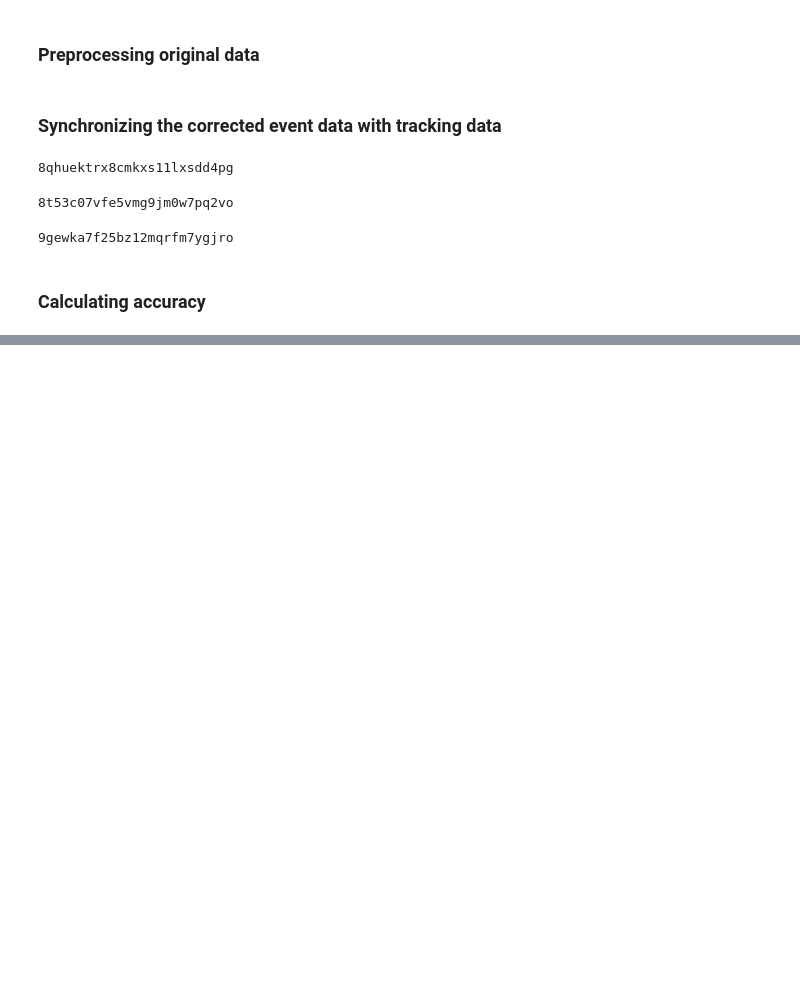
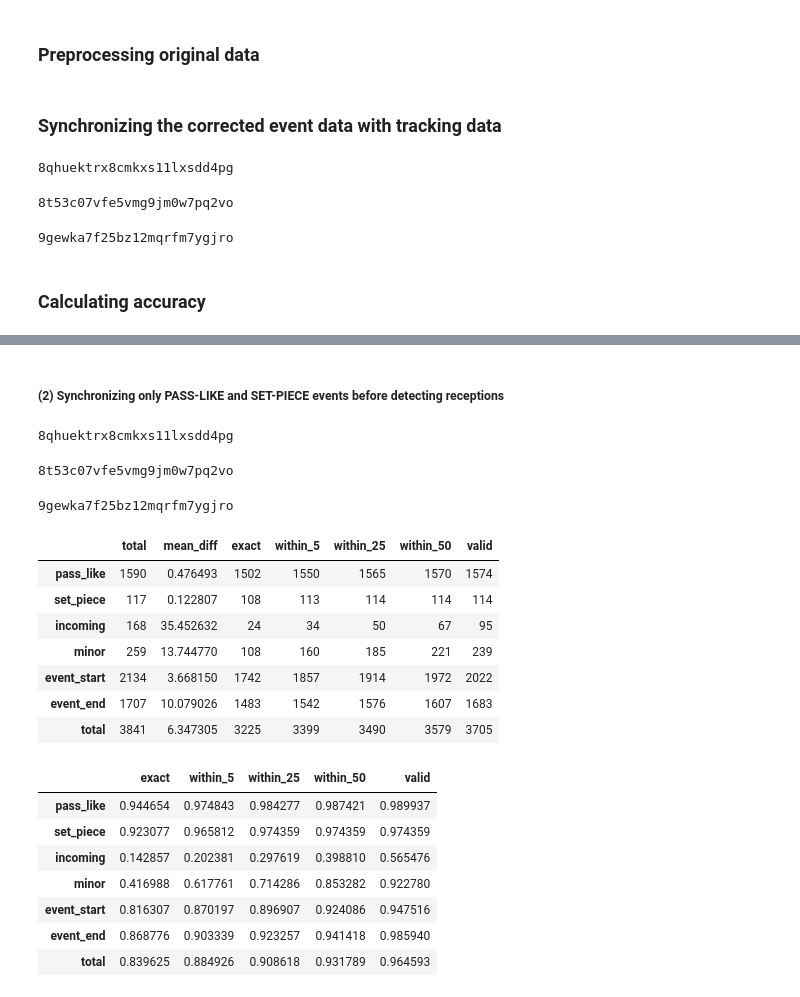
Before and after one commit to hyunsungkim-ds/elastic, a Jupyter notebook: sync/eval.ipynb, the cells around one changed output, grey strips where cells are left out. Saved outputs shown, nothing was run; the diff lists cells and outputs as text; code cells hidden in the pictures; blank space fills up the shorter version.

```diff
--- a/sync/eval.ipynb
+++ b/sync/eval.ipynb
@@ -197,0 +247,58 @@ acc_rates
+# %% [markdown]
+##### (2) Synchronizing only PASS-LIKE and SET-PIECE events before detecting receptions
+# %%
+args = {"fps": 25, "post_sync_types": config.MINOR + config.INCOMING}
+
+for game_id in game_ids:
+    print()
+    print(game_id)
+
+    start_utc = data_dict[game_id]["start_utc"]
+    input_events = data_dict[game_id]["events"]
+    input_traces = data_dict[game_id]["traces"]
+    annotated = data_dict[game_id]["corrected_events"]
+
+    corrected_input = annotated.loc[annotated["error_type"] != "false_positive", input_events.columns].copy()
+    corrected_input.reset_index(drop=True, inplace=True)
+
+    syncer = ELASTIC(corrected_input, input_traces, args)
+    syncer.run()
+
+    data_dict[game_id]["synced_events"] = syncer.events
+# %% [output]
+8qhuektrx8cmkxs11lxsdd4pg
+8t53c07vfe5vmg9jm0w7pq2vo
+9gewka7f25bz12mqrfm7ygjro
+# %%
+synced = []
+annotated = []
+
+for game_id, data in data_dict.items():
+    game_events = data["synced_events"]
+    game_events["game_id"] = game_id
+    synced.append(game_events)
+    annotated.append(data["corrected_events"])
+
+synced = pd.concat(synced, ignore_index=True)
+annotated = pd.concat(annotated, ignore_index=True)
+
+acc_counts, acc_rates = calc_accuracy(synced, annotated)
+display(acc_counts)
+display(acc_rates)
+# %% [output]
+|  | total | mean_diff | exact | within_5 | within_25 | within_50 | valid |
+| pass_like | 1590 | 0.476493 | 1502 | 1550 | 1565 | 1570 | 1574 |
+| set_piece | 117 | 0.122807 | 108 | 113 | 114 | 114 | 114 |
+| incoming | 168 | 35.452632 | 24 | 34 | 50 | 67 | 95 |
+| minor | 259 | 13.744770 | 108 | 160 | 185 | 221 | 239 |
+| event_start | 2134 | 3.668150 | 1742 | 1857 | 1914 | 1972 | 2022 |
+| event_end | 1707 | 10.079026 | 1483 | 1542 | 1576 | 1607 | 1683 |
+| total | 3841 | 6.347305 | 3225 | 3399 | 3490 | 3579 | 3705 |
+|  | exact | within_5 | within_25 | within_50 | valid |
+| pass_like | 0.944654 | 0.974843 | 0.984277 | 0.987421 | 0.989937 |
+| set_piece | 0.923077 | 0.965812 | 0.974359 | 0.974359 | 0.974359 |
+| incoming | 0.142857 | 0.202381 | 0.297619 | 0.398810 | 0.565476 |
+| minor | 0.416988 | 0.617761 | 0.714286 | 0.853282 | 0.922780 |
+| event_start | 0.816307 | 0.870197 | 0.896907 | 0.924086 | 0.947516 |
+| event_end | 0.868776 | 0.903339 | 0.923257 | 0.941418 | 0.985940 |
+| total | 0.839625 | 0.884926 | 0.908618 | 0.931789 | 0.964593 |
```
Also changed, not shown: parts of 11 cells of this notebook, 4 other files.
